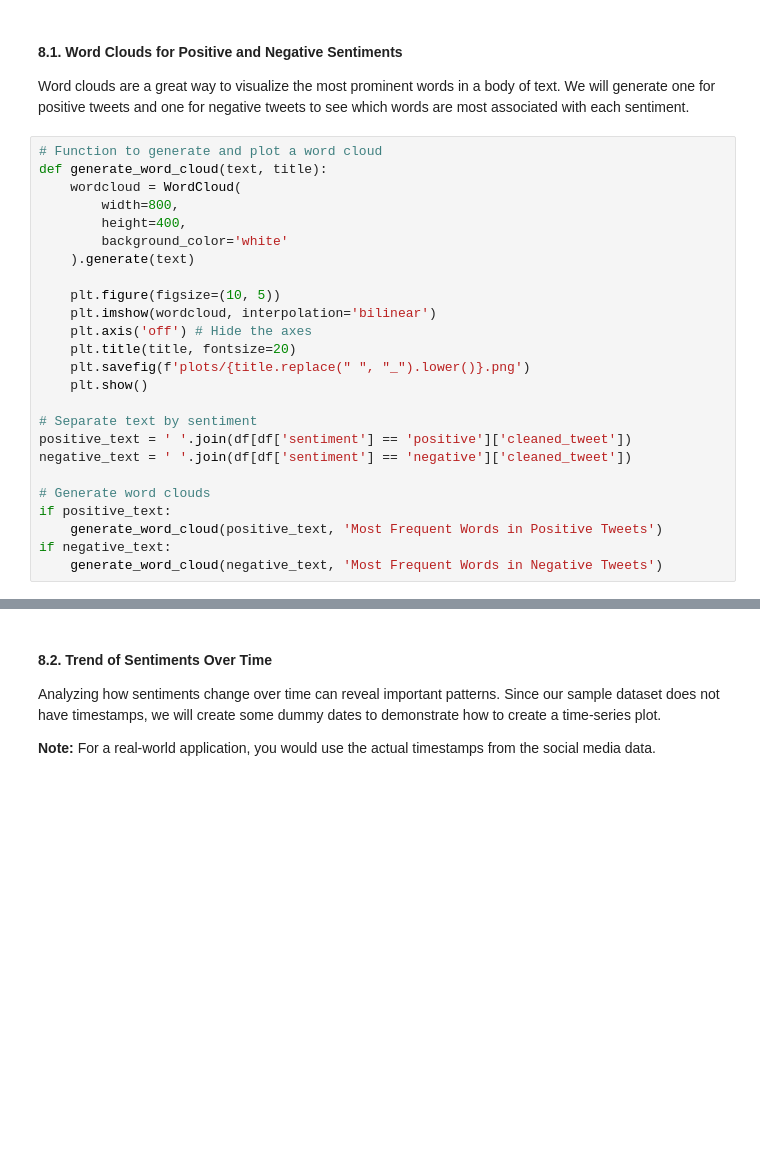
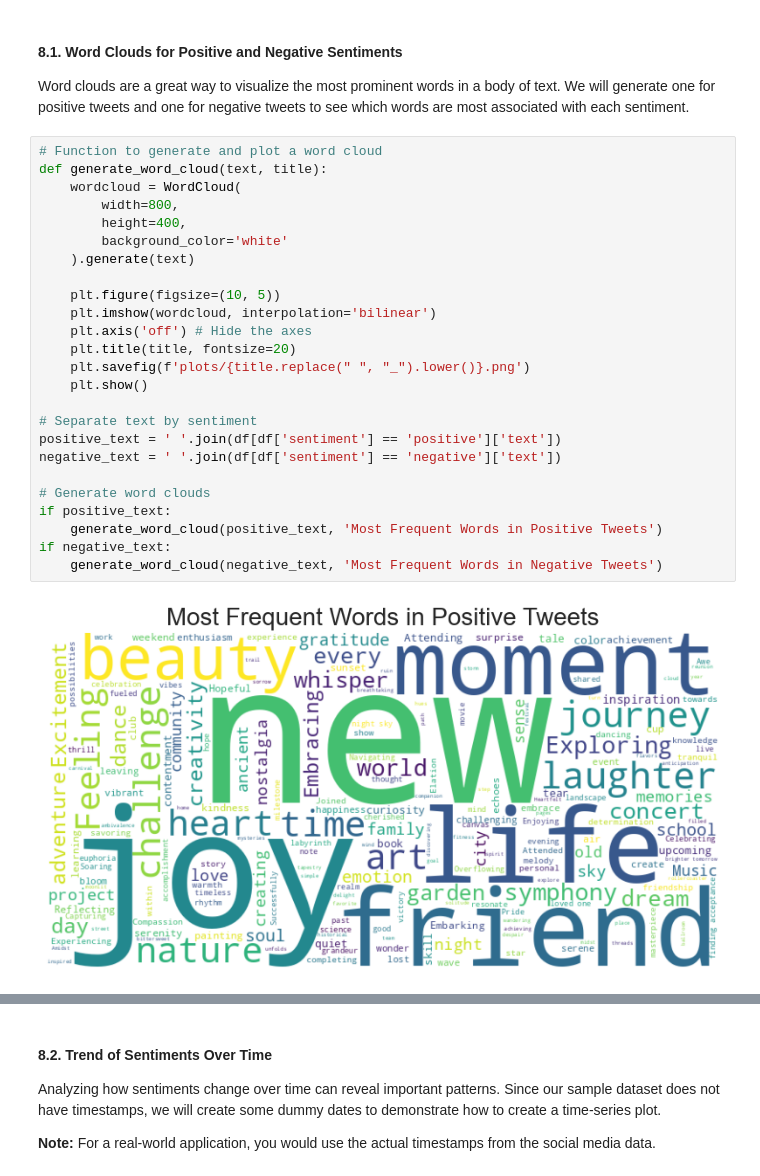
Before and after one commit to mithunadhikari40/social_media_sentiment_analysis, a Jupyter notebook: analysis.ipynb, the cells around one changed output, grey strips where cells are left out. Saved outputs shown, nothing was run; the diff lists cells and outputs as text; blank space fills up the shorter version.

```diff
--- a/analysis.ipynb
+++ b/analysis.ipynb
@@ -497,25 +607,27 @@ Word clouds are a great way to visualize the most prominent words in a body of t
 # %%
 # Function to generate and plot a word cloud
 def generate_word_cloud(text, title):
     wordcloud = WordCloud(
         width=800,
         height=400,
         background_color='white'
     ).generate(text)
 
     plt.figure(figsize=(10, 5))
     plt.imshow(wordcloud, interpolation='bilinear')
     plt.axis('off') # Hide the axes
     plt.title(title, fontsize=20)
     plt.savefig(f'plots/{title.replace(" ", "_").lower()}.png')
     plt.show()
 
 # Separate text by sentiment
-positive_text = ' '.join(df[df['sentiment'] == 'positive']['cleaned_tweet'])
-negative_text = ' '.join(df[df['sentiment'] == 'negative']['cleaned_tweet'])
+positive_text = ' '.join(df[df['sentiment'] == 'positive']['text'])
+negative_text = ' '.join(df[df['sentiment'] == 'negative']['text'])
 
 # Generate word clouds
 if positive_text:
     generate_word_cloud(positive_text, 'Most Frequent Words in Positive Tweets')
 if negative_text:
     generate_word_cloud(negative_text, 'Most Frequent Words in Negative Tweets')
+# %% [output]
+[figure, added]
```
Also changed, not shown: parts of 15 cells of this notebook, 10 other files.
